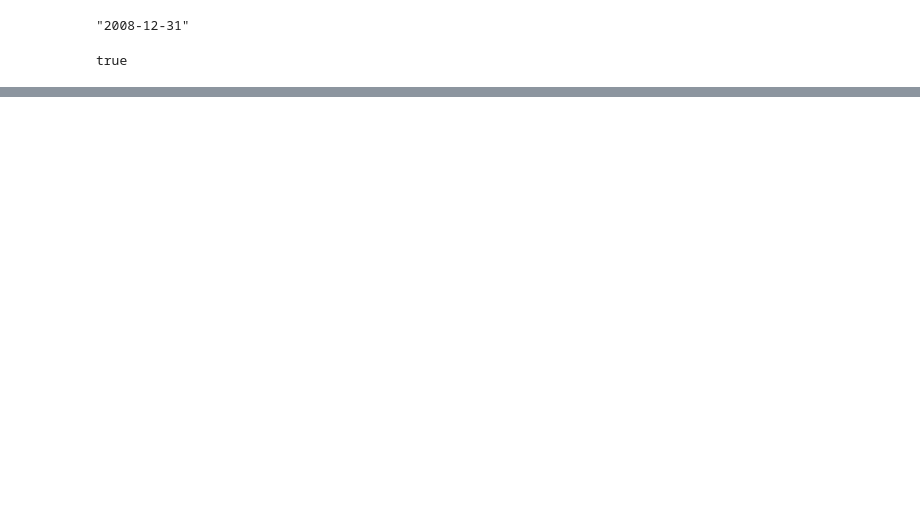
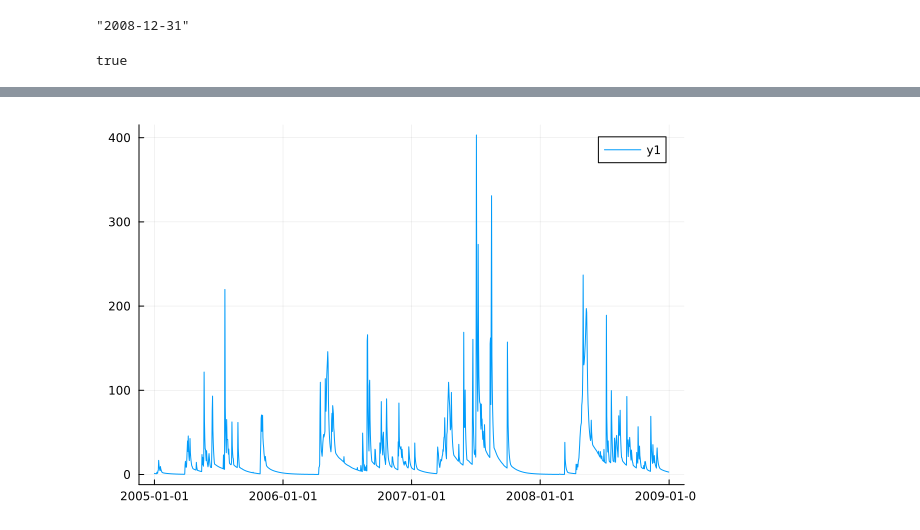
Before and after one commit to NIVANorge/Mobius2, a Jupyter notebook: mobius_jl/test.ipynb, the cells around one changed output, grey strips where cells are left out. Drawn from its saved outputs; the diff is of its cells as text; code cells hidden in the pictures; blank space fills up the shorter version.

Commit message:
Transport fluxes and concentrations in mobius.jl

```diff
--- a/mobius_jl/test.ipynb
+++ b/mobius_jl/test.ipynb
@@ -36,0 +35,9 @@ plot(dates, flow_results)
+# %%
+# Get the transport of organic carbon by this this river flow
+doc_flux = transport(flow, "oc")
+
+doc_flux_data = doc_flux["Inlet"]
+
+plot(dates, doc_flux_data)
+# %% [output]
+[figure, added]
```
Also changed, not shown: parts of 2 cells of this notebook, 2 other files.
